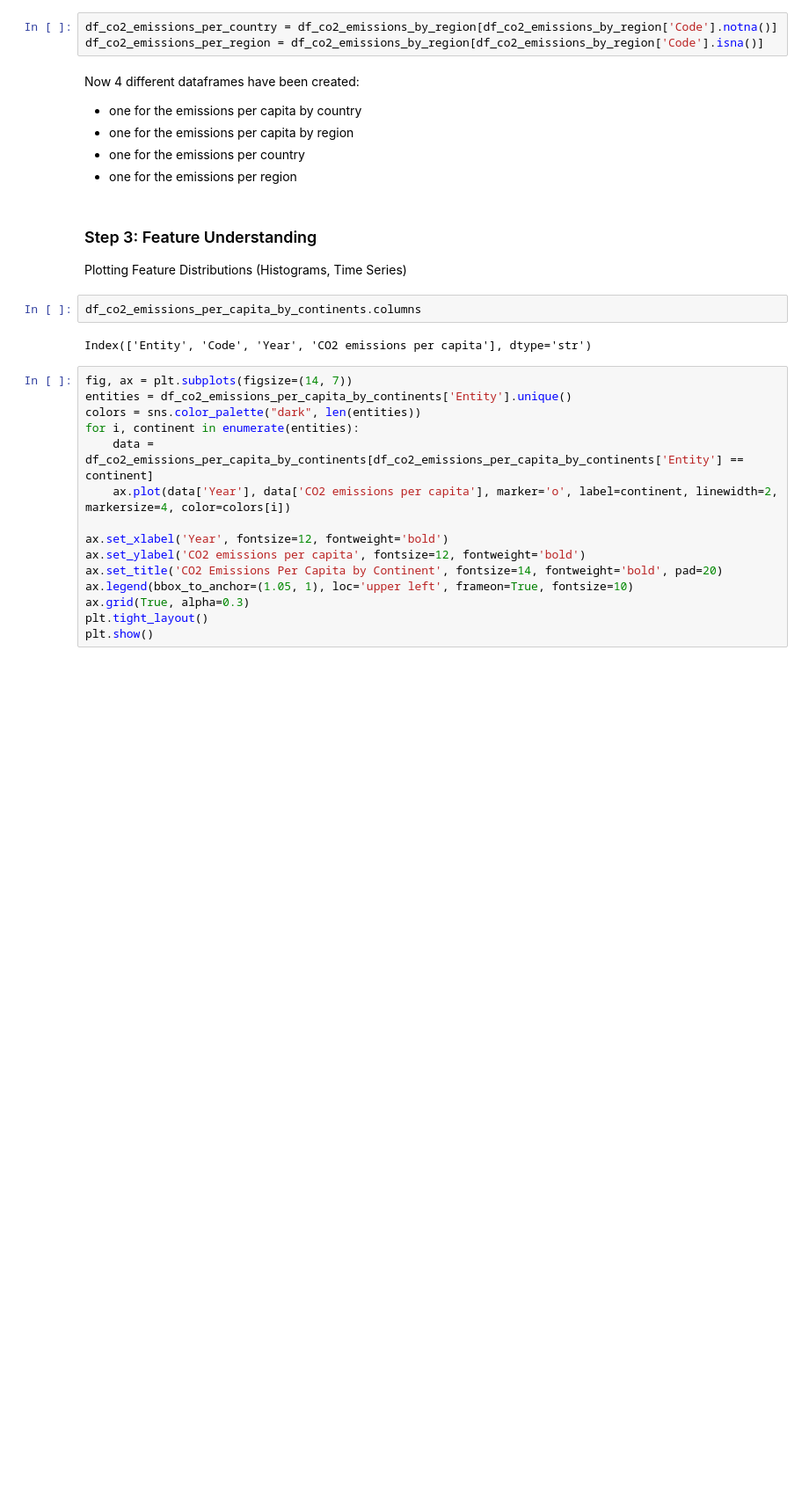
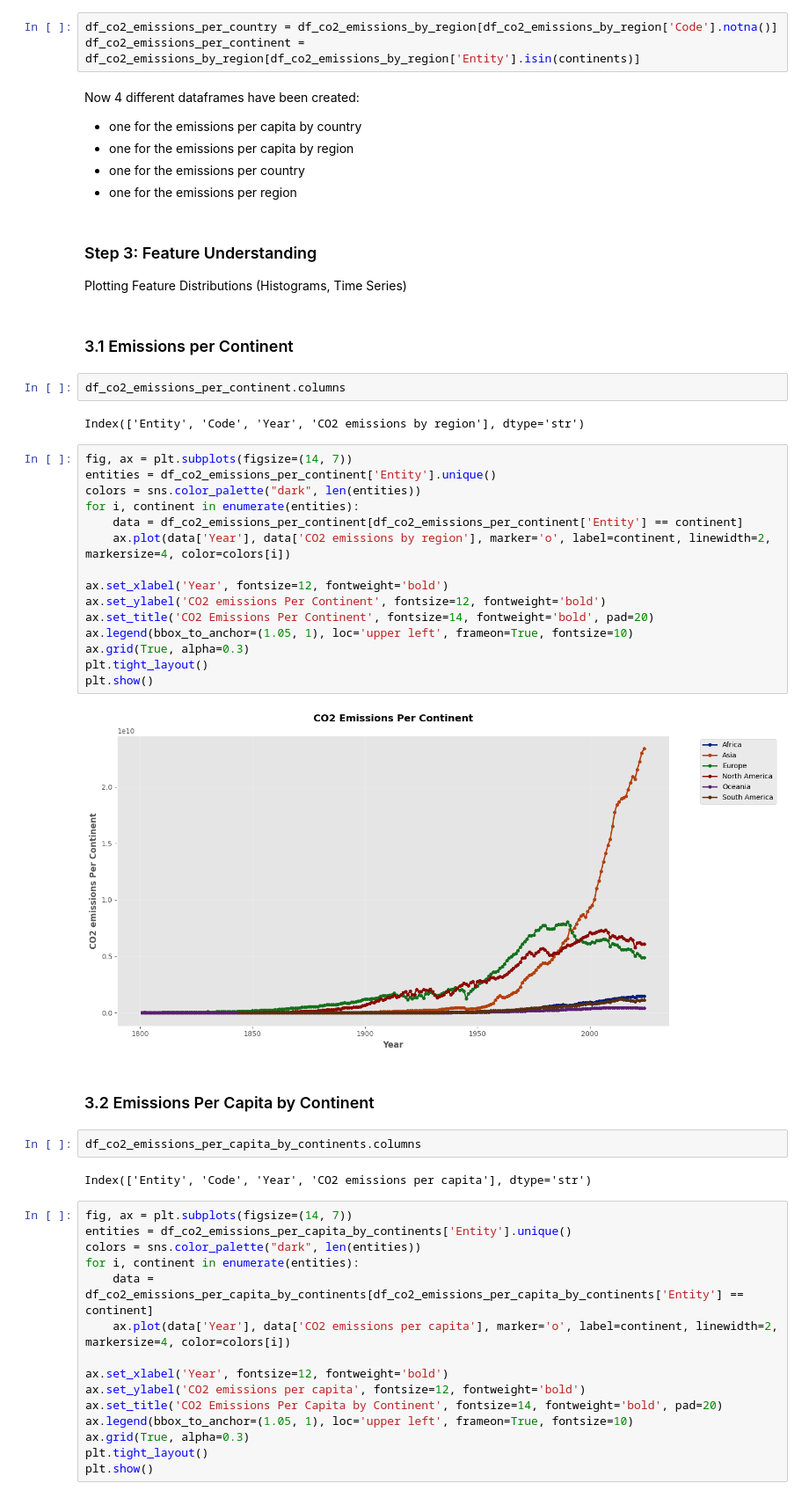
Before and after one commit to martinadep/co2_emissions_data_mining, a Jupyter notebook: raw_co2_emissions.ipynb, the cells around one changed output. Shown at 88% size. Drawn from its saved outputs; the diff is of its cells as text; blank space fills up the shorter version.

Commit message:
added co2 per continent

```diff
--- a/raw_co2_emissions.ipynb
+++ b/raw_co2_emissions.ipynb
@@ -174,7 +174,7 @@ df_co2_emissions_per_capita_by_income = df_co2_emissions_per_capita_by_region[
     df_co2_emissions_per_capita_by_region['Entity'].isin(income)]
 # %%
 df_co2_emissions_per_country = df_co2_emissions_by_region[df_co2_emissions_by_region['Code'].notna()]
-df_co2_emissions_per_region = df_co2_emissions_by_region[df_co2_emissions_by_region['Code'].isna()]
+df_co2_emissions_per_continent = df_co2_emissions_by_region[df_co2_emissions_by_region['Entity'].isin(continents)]
 # %% [markdown]
 Now 4 different dataframes have been created:
 - one for the emissions per capita by country
@@ -184,6 +184,31 @@ Now 4 different dataframes have been created:
 # %% [markdown]
 ### Step 3: Feature Understanding
 Plotting Feature Distributions (Histograms, Time Series)
+# %% [markdown]
+### 3.1 Emissions per Continent
+# %%
+df_co2_emissions_per_continent.columns
+# %% [output]
+Index(['Entity', 'Code', 'Year', 'CO2 emissions by region'], dtype='str')
+# %%
+fig, ax = plt.subplots(figsize=(14, 7))
+entities = df_co2_emissions_per_continent['Entity'].unique()
+colors = sns.color_palette("dark", len(entities))
+for i, continent in enumerate(entities):
+    data = df_co2_emissions_per_continent[df_co2_emissions_per_continent['Entity'] == continent]
+    ax.plot(data['Year'], data['CO2 emissions by region'], marker='o', label=continent, linewidth=2, markersize=4, color=colors[i])
+
+ax.set_xlabel('Year', fontsize=12, fontweight='bold')
+ax.set_ylabel('CO2 emissions Per Continent', fontsize=12, fontweight='bold')
+ax.set_title('CO2 Emissions Per Continent', fontsize=14, fontweight='bold', pad=20)
+ax.legend(bbox_to_anchor=(1.05, 1), loc='upper left', frameon=True, fontsize=10)
+ax.grid(True, alpha=0.3)
+plt.tight_layout()
+plt.show()
+# %% [output]
+[figure, added]
+# %% [markdown]
+### 3.2 Emissions Per Capita by Continent
 # %%
 df_co2_emissions_per_capita_by_continents.columns
 # %% [output]
```
Also changed, not shown: parts of 1 cell of this notebook.
